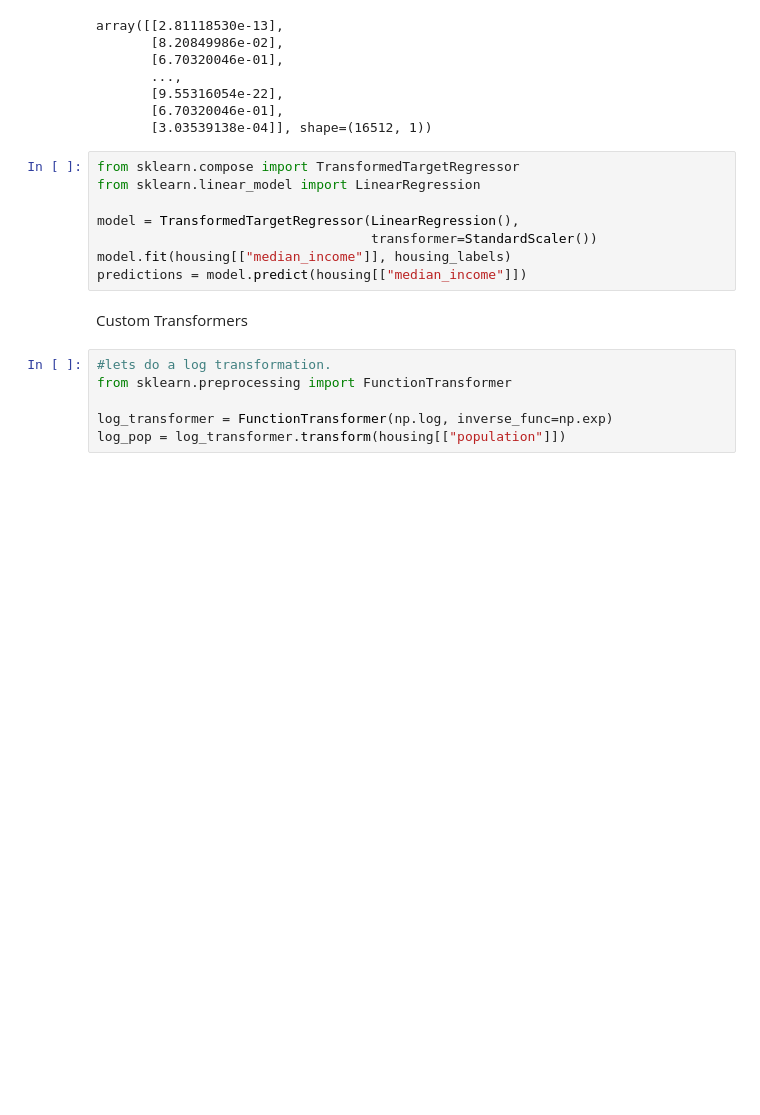
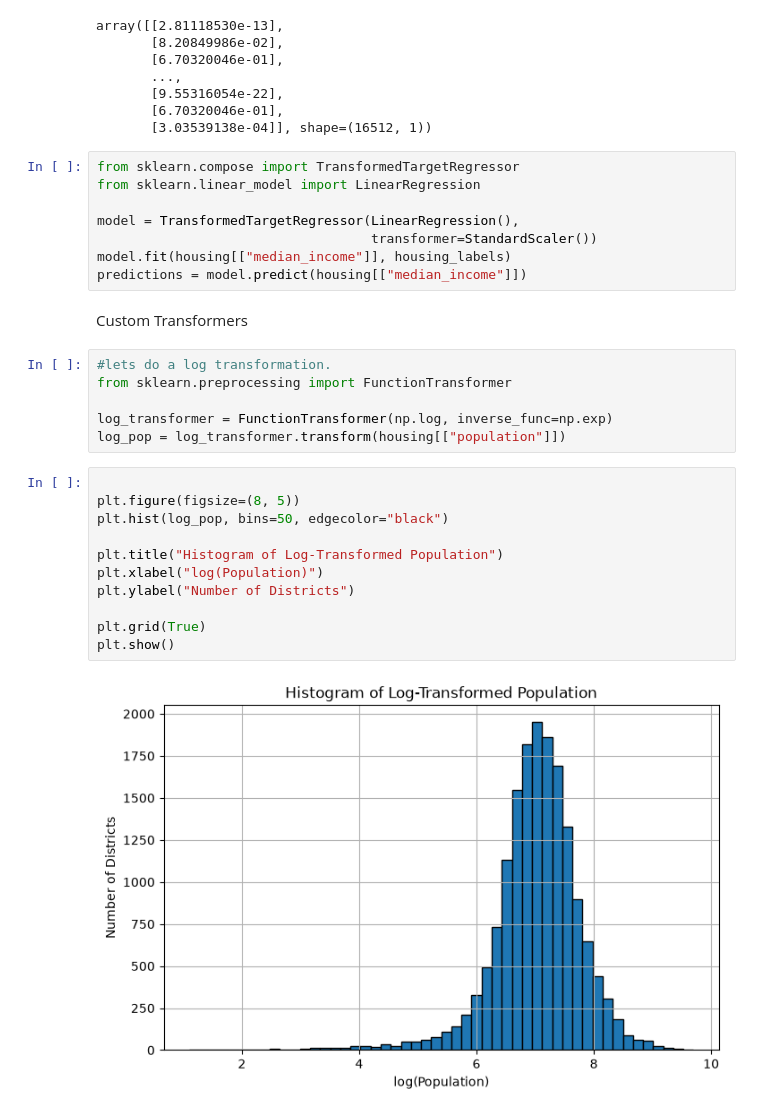
Before and after one commit to olaoluwacode/Machine-learning-for-house-price-prediction, a Jupyter notebook: house.ipynb, the cells around one changed output. Saved outputs shown, nothing was run; the diff lists cells and outputs as text; blank space fills up the shorter version.

```diff
--- a/house.ipynb
+++ b/house.ipynb
@@ -660,3 +660,16 @@ from sklearn.preprocessing import FunctionTransformer
 
 log_transformer = FunctionTransformer(np.log, inverse_func=np.exp)
 log_pop = log_transformer.transform(housing[["population"]])
+# %%
+
+plt.figure(figsize=(8, 5))
+plt.hist(log_pop, bins=50, edgecolor="black")
+
+plt.title("Histogram of Log-Transformed Population")
+plt.xlabel("log(Population)")
+plt.ylabel("Number of Districts")
+
+plt.grid(True)
+plt.show()
+# %% [output]
+[figure, added]
```
Also changed, not shown: parts of 4 cells of this notebook.
